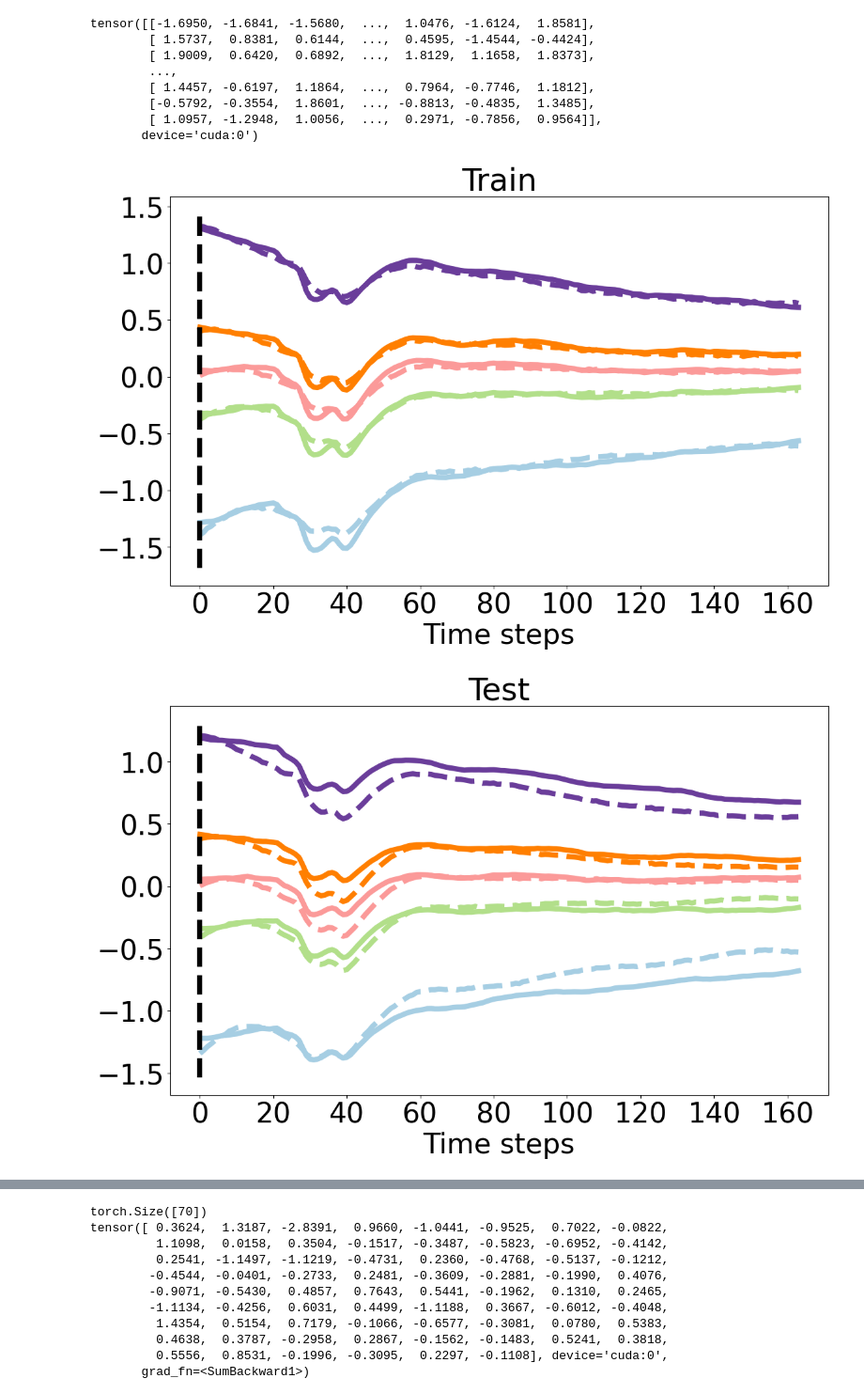
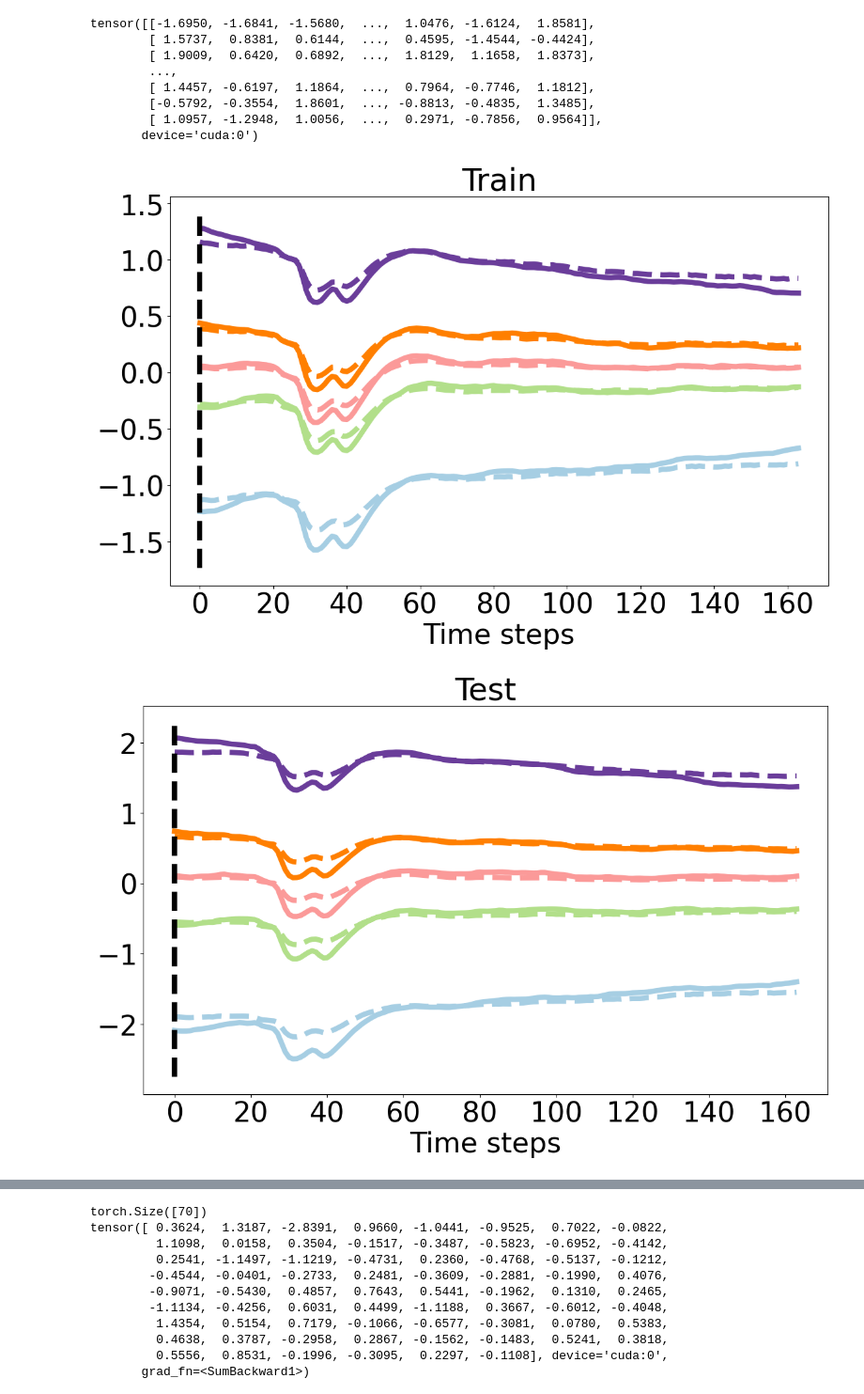
Before and after one commit to mmattb/py-tbfm, a Jupyter notebook: train_multisession_all.ipynb, the cells around one changed output, grey strips where cells are left out. Shown: that part at 94% size. Drawn from its saved outputs; the diff is of its cells as text; code cells hidden in the pictures.

```diff
--- a/train_multisession_all.ipynb
+++ b/train_multisession_all.ipynb
@@ -45,7 +48,7 @@ NUM_HELD_OUT_SESSIONS = cfg.training.num_held_out_sessions
 # held_in_session_ids=["MonkeyG_20150925_Session2_S1", "MonkeyJ_20160630_Session3_S1", "MonkeyG_20150917_Session1_M1"]   # 10ms, 10ms, 10ms
 # held_in_session_ids=["MonkeyG_20150925_Session2_S1", "MonkeyJ_20160630_Session3_S1"],
 # held_in_session_ids=["MonkeyG_20150925_Session2_S1"],
-held_in_session_ids = ["MonkeyG_20150917_Session3_S1"]     # Goal: get this over 0.8 test r2
+held_in_session_ids = ["MonkeyG_20150925_Session2_S1"]
 # held_in_session_ids=[
 #     "MonkeyG_20150914_Session1_S1",
 #     "MonkeyG_20150915_Session3_S1",
@@ -75,7 +78,7 @@ held_in_session_ids = ["MonkeyG_20150917_Session3_S1"]     # Goal: get this over
 # ]
 
 num_sessions = len(held_in_session_ids)
-MAX_BATCH_SIZE = 60000
+MAX_BATCH_SIZE = 62500 // 2
 batch_size = (MAX_BATCH_SIZE // num_sessions) * num_sessions
 
 d, held_out_session_ids = multisession.load_stim_batched(
@@ -87,7 +90,7 @@ d, held_out_session_ids = multisession.load_stim_batched(
     batch_size=batch_size,
     num_held_out_sessions=NUM_HELD_OUT_SESSIONS,
 )
-data_train, data_test = d.train_test_split(6000, test_cut=2500)
+data_train, data_test = d.train_test_split(5000, test_cut=2500)
 
 held_in_session_ids = data_train.session_ids
 
@@ -106,13 +124,20 @@ Batch size: 6000
 # Customize cfg here...
 # Now build...
 
-# At 30 sessions we have fewer examples per session, so AE lrs need to go down. Noisier gradients.
-# cfg.ae.training.coadapt = False
-# cfg.training.grad_clip = 2.0
-# cfg.tbfm.training.lambda_ortho = 0.05
-# cfg.tbfm.module.use_film_bases = True
-# cfg.tbfm.module.num_bases = 15
-cfg.training.epochs = 12001
+def cfg_base(cfg, dim):
+    cfg.ae.training.coadapt = False
+    cfg.ae.warm_start_is_identity = True
+    # cfg.training.grad_clip = 2.0
+    # cfg.tbfm.training.lambda_ortho = 0.05
+    cfg.tbfm.module.use_film_bases = False
+    cfg.tbfm.module.num_bases = 12
+    cfg.tbfm.module.latent_dim = 2
+    cfg.latent_dim = dim
+    cfg.training.epochs = 12001
+    cfg.normalizers.module._target_ = "tbfm.normalizers.ScalerZscore"
+
+cfg.training.epochs = 7001
+# cfg.tbfm.training.lambda_ortho = 0.005
 
 ms = multisession.build_from_cfg(cfg, data_train, device=DEVICE)
 model_optims = multisession.get_optims(cfg, ms)
@@ -190,7 +219,7 @@ tensor([-0.0186, -0.1713, -0.0534, -0.1216, -0.0148,  0.0678, -0.0646, -0.0792,
        device='cuda:0')
 # %%
 # see how much predictions change as I tweak embeddings
-sid = "MonkeyJ_20160630_Session3_S1"
+sid = "MonkeyG_20150917_Session3_S1"
 
 def wiggle(stuff, quiet=True):
     out = {}
@@ -246,30 +266,30 @@ tensor([[-1.6950, -1.6841, -1.5680,  ...,  1.0476, -1.6124,  1.8581],
 # %%
 def graph_for_sid(sid, results, cidx=32):
     from tbfm import test
 
     y_hats = results['y_hat'][sid].detach().cpu()
     y_hats_test = results['y_hat_test'][sid].detach().cpu()
 
     y = results['y'][sid].detach().cpu()
     y_test = results['y_test'][sid][2].detach().cpu()
 
     # y_hat_mean = torch.mean(y_hats, dim=0)
     # y_hat_test_mean = torch.mean(y_hats_test, dim=0)
     # y_mean = torch.mean(y, dim=0)
     # y_test_mean = torch.mean(y_test, dim=0)
 
     # bidx = 1000
 
     # plt.plot(y_hat_test_mean[:, cidx], label="hat")
     # plt.plot(y_test_mean[RUNWAY:, cidx], label="y")
     # plt.legend()
     # plt.show()
     test.graph_state_dependency(y, y_hats, title="Train", runway_length=0, ch=cidx)
     test.graph_state_dependency(y_test, y_hats_test, title="Test", runway_length=0, ch=cidx)
 
-graph_for_sid('MonkeyG_20150925_Session2_S1', results, cidx=30)
-graph_for_sid('MonkeyJ_20160630_Session3_S1', results)
-graph_for_sid('MonkeyG_20150917_Session1_M1', results)
+# graph_for_sid('MonkeyG_20150925_Session2_S1', results, cidx=30)
+# graph_for_sid('MonkeyJ_20160630_Session3_S1', results)
+graph_for_sid('MonkeyG_20150925_Session2_S1', results, cidx=22)
 # %% [output]
-[figure, old version]
+[figure, new version]
-[figure, old version]
+[figure, new version]
```
Also changed, not shown: parts of 8 cells of this notebook, 8 other files.
